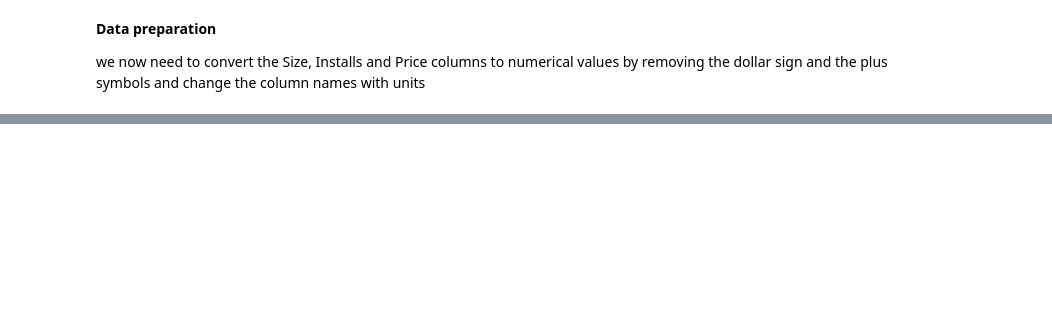
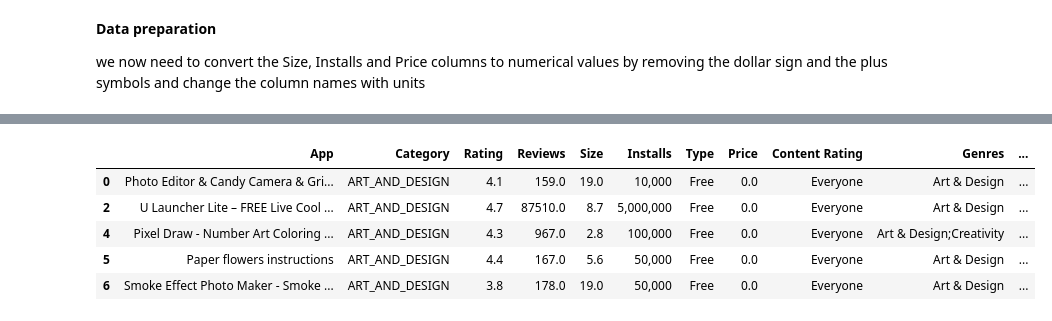
Before and after one commit to anasabbad/Play-Store-App-Review-Analysis--EDA-Capstone, a Jupyter notebook: Play_Store_App_Review_Analysis_Capstone_Project.ipynb, the cells around one changed output, grey strips where cells are left out. Saved outputs shown, nothing was run; the diff lists cells and outputs as text; code cells hidden in the pictures; blank space fills up the shorter version.

```diff
--- a/Play_Store_App_Review_Analysis_Capstone_Project.ipynb
+++ b/Play_Store_App_Review_Analysis_Capstone_Project.ipynb
@@ -254,3 +289,3 @@ data['Price($)'] = pd.to_numeric(data['Price($)'],errors = 'coerce')
 # %%
-data['Installs'] = data['Installs'].map(lambda x: x.rstrip('+'))
-data['Installs'] = pd.to_numeric(data['Installs'],errors = 'coerce')
+#data['Installs'] = data['Installs'].map(lambda x: x.rstrip('+'))
+#data['Installs'] = pd.to_numeric(data['Installs'],errors = 'coerce')
@@ -256,0 +313,24 @@ data['Installs'] = pd.to_numeric(data['Installs'],errors = 'coerce')
+# %%
+
+#
+data = data[~data.isin(['Varies with device']).any(axis=1)]
+
+def value_to_float(x):
+    if type(x) == float or type(x) == int:
+        return x
+    if 'K' in x:
+        if len(x) > 1:
+            return float(x.replace('K', '')) * 1000
+        return 1000.0
+    if 'M' in x:
+        if len(x) > 1:
+            return float(x.replace('M', '')) * 1000000
+        return 1000000.0
+    if 'B' in x:
+        return float(x.replace('B', '')) * 1000000000
+    return 0.0
+
+data['Size'] = data['Size'].apply(value_to_float)
+data['Size'] = pd.to_numeric(data['Size'], downcast='float')
+data['Size'] = data['Size']/1000000
+data.Size.unique()
@@ -257,3 +355,8 @@ data['Installs'] = pd.to_numeric(data['Installs'],errors = 'coerce')
+# %%
+#dropping the row at index position 9294 because it is incorrectly filled as 'Everyone'
+data = data.drop([data.index[8004]])
+# %%
+ data['Price'] = pd.to_numeric(data['Price'].str.replace('$',''))
 # %%
 data.info()
 # %% [output]
@@ -279,0 +397,9 @@ memory usage: 896.5+ KB
+# %%
+data.head()
+# %% [output]
+|  | App | Category | Rating | Reviews | Size | Installs | Type | Price | Content Rating | Genres | ... |
+| 0 | Photo Editor & Candy Camera & Gri... | ART_AND_DESIGN | 4.1 | 159.0 | 19.0 | 10,000 | Free | 0.0 | Everyone | Art & Design | ... |
+| 2 | U Launcher Lite – FREE Live Cool ... | ART_AND_DESIGN | 4.7 | 87510.0 | 8.7 | 5,000,000 | Free | 0.0 | Everyone | Art & Design | ... |
+| 4 | Pixel Draw - Number Art Coloring ... | ART_AND_DESIGN | 4.3 | 967.0 | 2.8 | 100,000 | Free | 0.0 | Everyone | Art & Design;Creativity | ... |
+| 5 | Paper flowers instructions | ART_AND_DESIGN | 4.4 | 167.0 | 5.6 | 50,000 | Free | 0.0 | Everyone | Art & Design | ... |
+| 6 | Smoke Effect Photo Maker - Smoke ... | ART_AND_DESIGN | 3.8 | 178.0 | 19.0 | 50,000 | Free | 0.0 | Everyone | Art & Design | ... |
```
Also changed, not shown: parts of 23 cells of this notebook.
